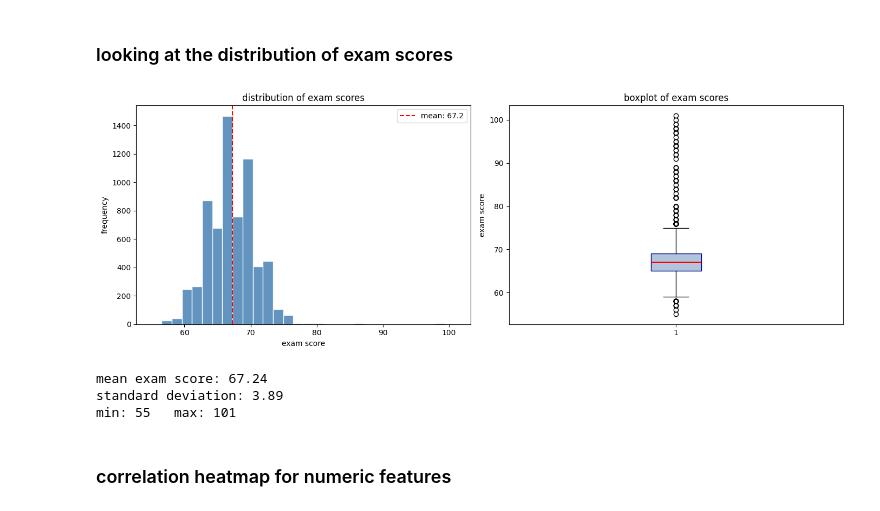
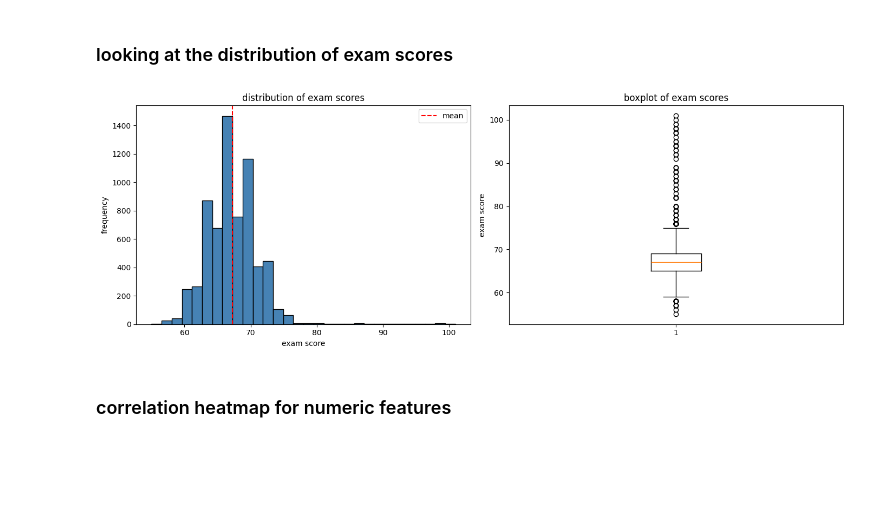
Before and after one commit to mbonikevin/linear_regression_model, a Jupyter notebook: summative/linear_regression/multivariate.ipynb, the cells around one changed output. Cells and saved outputs as stored; diff of their text form; code cells hidden in the pictures; blank space fills up the shorter version.

```diff
--- a/summative/linear_regression/multivariate.ipynb
+++ b/summative/linear_regression/multivariate.ipynb
@@ -125,28 +53,20 @@ Length: 2, dtype: str
 # %% [markdown]
 ### looking at the distribution of exam scores
 # %%
-# a plot of a histogram and a boxplot side by side to understand how exam scores are spread out
 fig, axes = plt.subplots(1, 2, figsize=(14, 5))
-axes[0].hist(df['Exam_Score'], bins=30, color='steelblue', edgecolor='white', alpha=0.85)
+axes[0].hist(df['Exam_Score'], bins=30, color='steelblue', edgecolor='black')
 axes[0].set_title('distribution of exam scores')
 axes[0].set_xlabel('exam score')
 axes[0].set_ylabel('frequency')
-axes[0].axvline(df['Exam_Score'].mean(), color='red', linestyle='--', label='mean: ' + str(round(df['Exam_Score'].mean(), 1)))
+axes[0].axvline(df['Exam_Score'].mean(), color='red', linestyle='--', label='mean')
 axes[0].legend()
-axes[1].boxplot(df['Exam_Score'], patch_artist=True, boxprops=dict(facecolor='lightsteelblue', color='navy'), medianprops=dict(color='red', linewidth=2))
+axes[1].boxplot(df['Exam_Score'])
 axes[1].set_title('boxplot of exam scores')
 axes[1].set_ylabel('exam score')
 plt.tight_layout()
 plt.show()
-print('\n')
-print('mean exam score:', round(df['Exam_Score'].mean(), 2))
-print('standard deviation:', round(df['Exam_Score'].std(), 2))
-print('min:', df['Exam_Score'].min(), '  max:', df['Exam_Score'].max())
 # %% [output]
-[figure, old version]
+[figure, new version]
-mean exam score: 67.24
-standard deviation: 3.89
-min: 55   max: 101
 # %% [markdown]
 ### correlation heatmap for numeric features
 # %%
```
Also changed, not shown: parts of 21 cells of this notebook, 2 other files.
